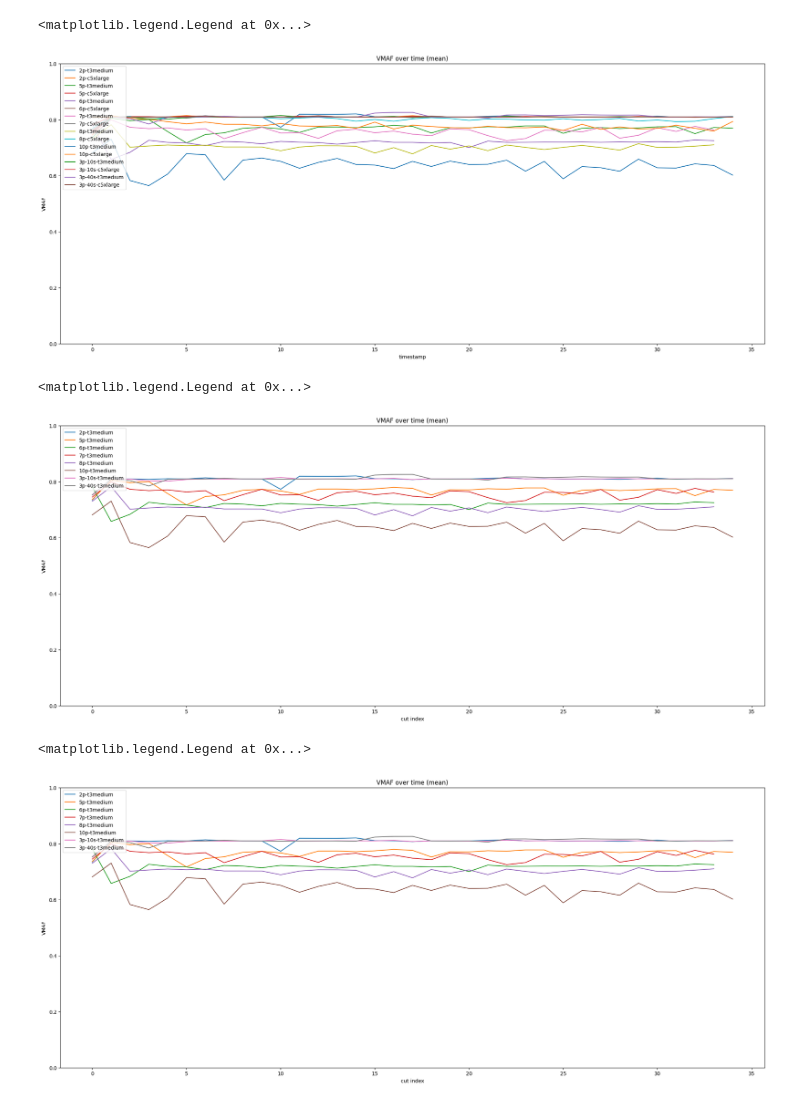
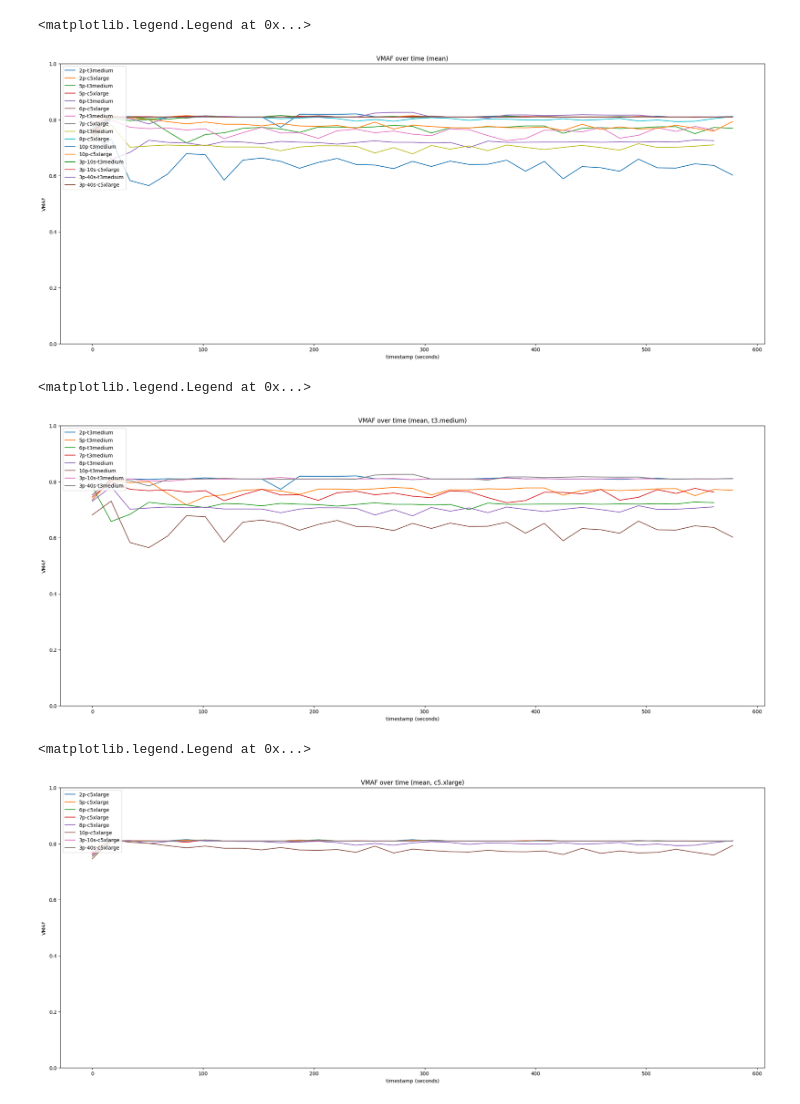
Before and after one commit to codeurjc/Performance-testing-in-the-WebRTC-arena, a Jupyter notebook: preliminary.ipynb, the cells around one changed output. Saved outputs shown, nothing was run; the diff lists cells and outputs as text; code cells hidden in the pictures.

Commit message:
use a cut_index derivate as x axis for charts

```diff
--- a/preliminary.ipynb
+++ b/preliminary.ipynb
@@ -47,13 +49,13 @@ for i, df_tmp in enumerate(df_list):
         plt.plot(df_mean.index, df_mean["vmaf"], label=plot_name)
 
 plt.title("VMAF over time (mean)")
-plt.xlabel("timestamp")
+plt.xlabel("timestamp (seconds)")
 plt.ylabel("VMAF")
 plt.ylim(0, 1)
 plt.legend(loc="upper left")
 # %% [output]
 <matplotlib.legend.Legend at 0x...>
-[figure, old version]
+[figure, new version]
 # %%
 plt.rcParams['figure.figsize'] = [25, 10]
 
@@ -65,30 +67,30 @@ for i, df_tmp in enumerate(df_list):
         if not df_mean.empty:
             plt.plot(df_mean.index, df_mean["vmaf"], label=plot_name)
 
-plt.title("VMAF over time (mean)")
-plt.xlabel("cut index")
+plt.title("VMAF over time (mean, t3.medium)")
+plt.xlabel("timestamp (seconds)")
 plt.ylabel("VMAF")
 plt.ylim(0, 1)
 plt.legend(loc="upper left")
 # %% [output]
 <matplotlib.legend.Legend at 0x...>
-[figure, old version]
+[figure, new version]
 # %%
 plt.rcParams['figure.figsize'] = [25, 10]
 
 
 for i, df_tmp in enumerate(df_list):
-    if (i % 2 == 0):
+    if (i % 2 != 0):
         df_mean = df_tmp.groupby(["cut_index"]).mean()
         plot_name = index_list[i][38:-6]
         if not df_mean.empty:
             plt.plot(df_mean.index, df_mean["vmaf"], label=plot_name)
 
-plt.title("VMAF over time (mean)")
-plt.xlabel("cut index")
+plt.title("VMAF over time (mean, c5.xlarge)")
+plt.xlabel("timestamp (seconds)")
 plt.ylabel("VMAF")
 plt.ylim(0, 1)
 plt.legend(loc="upper left")
 # %% [output]
 <matplotlib.legend.Legend at 0x...>
-[figure, old version]
+[figure, new version]
```
Also changed, not shown: parts of 3 cells of this notebook.
